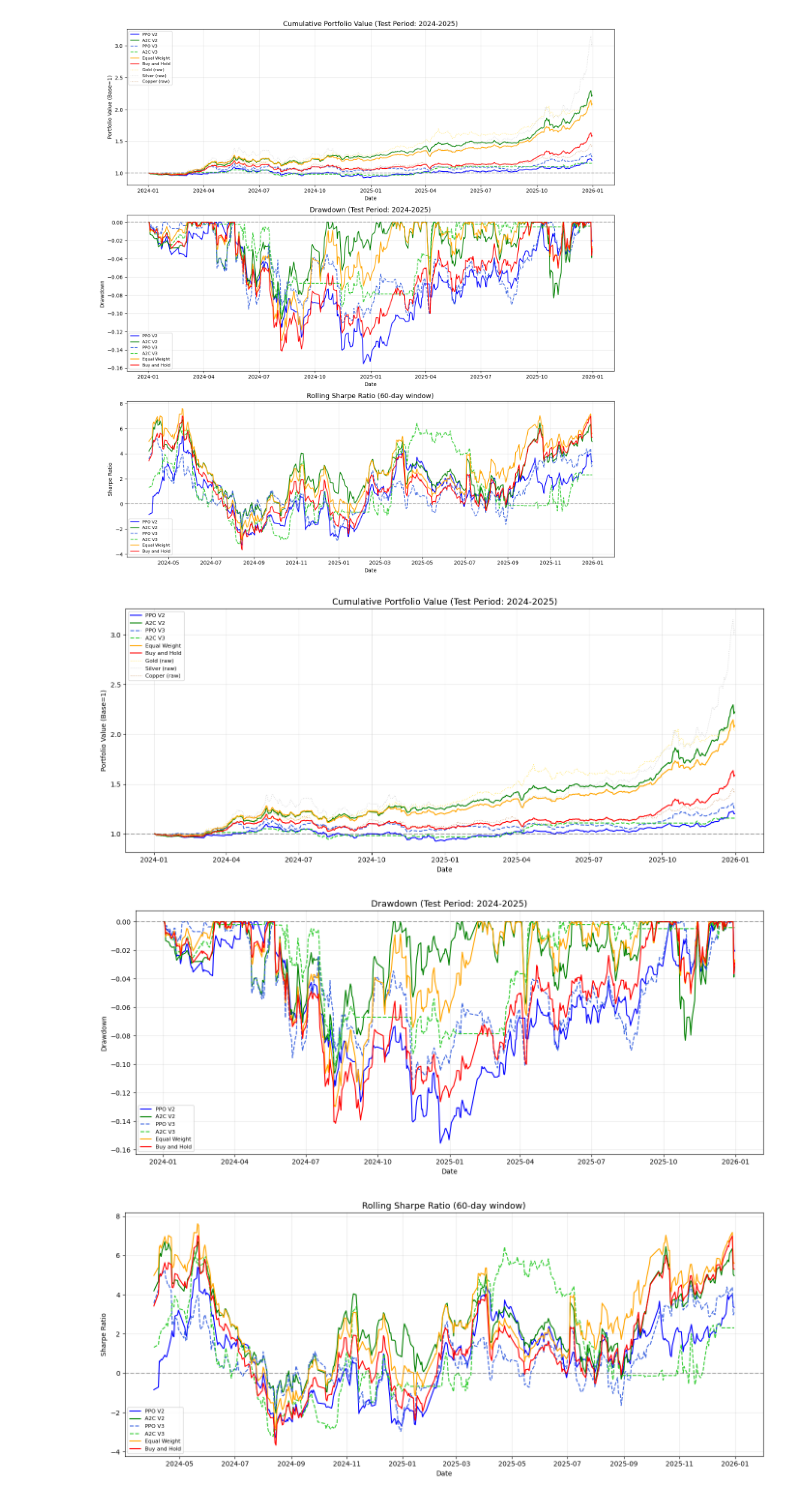
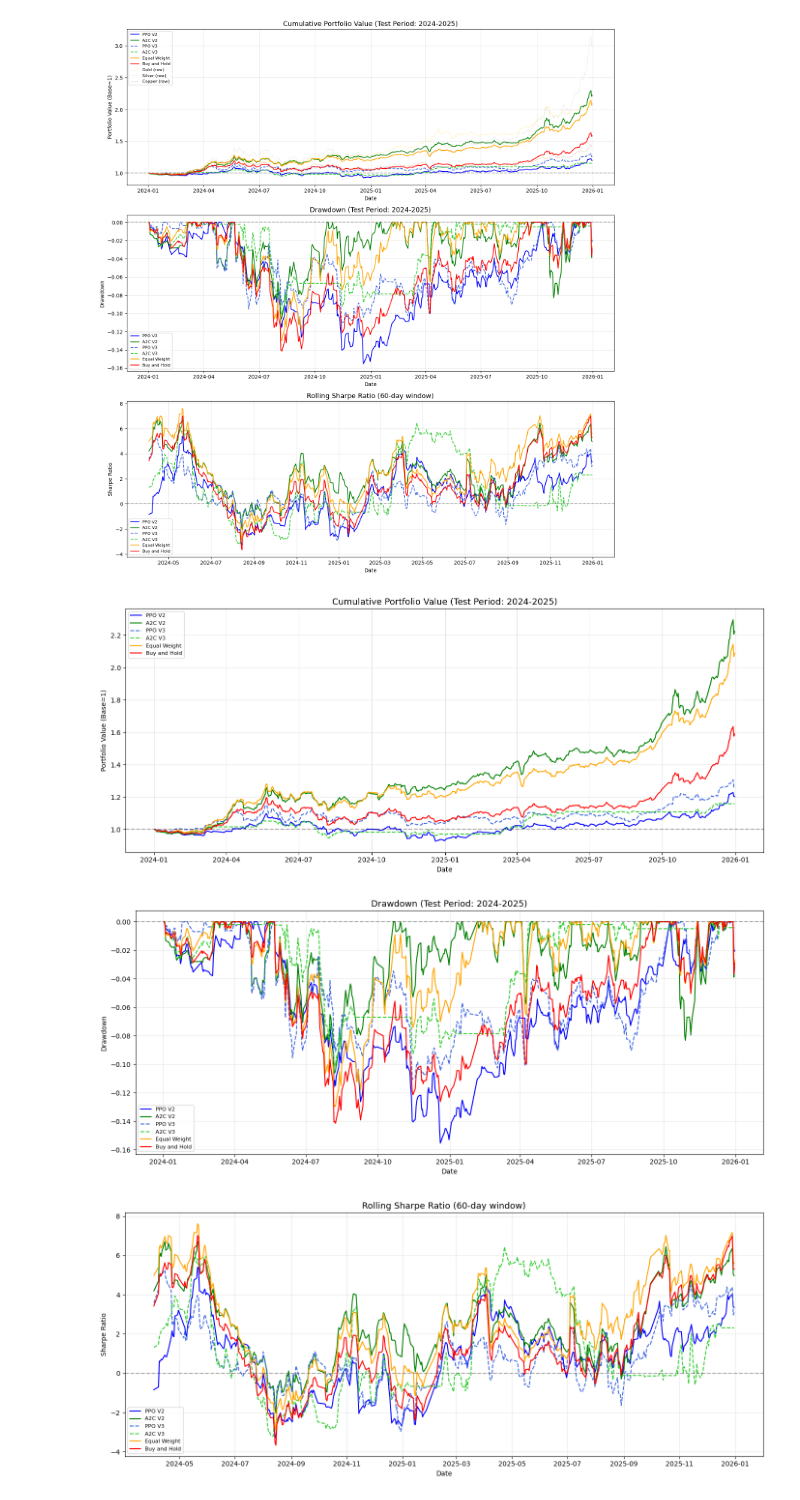
Before and after one commit to blackcatyu/DRL-for-Portfolio-Allocation, a Jupyter notebook: notebooks/results.ipynb, the cells around one changed output. Drawn from its saved outputs; the diff is of its cells as text; code cells hidden in the pictures.

Commit message:
fixed visualization

```diff
--- a/notebooks/results.ipynb
+++ b/notebooks/results.ipynb
@@ -227,12 +227,7 @@ for name, values in strategies.items():
              linestyle=linestyles[name],
              linewidth=1.5, label=name)
 
-# 原始资产
-asset_colors = {'gold': '#FFD700', 'silver': '#C0C0C0', 'copper': '#B87333'}
-for asset in ['gold', 'silver', 'copper']:
-    ax1.plot(dates, price_test_normalized[asset],
-             color=asset_colors[asset], linewidth=1,
-             linestyle=':', alpha=0.7, label=f'{asset.capitalize()} (raw)')
+# 原始资产线已删除
 
 ax1.axhline(y=1, color='black', linestyle='--', alpha=0.3)
 ax1.set_title('Cumulative Portfolio Value (Test Period: 2024-2025)', fontsize=13)
@@ -264,33 +259,33 @@ ax2.legend(loc='lower left', fontsize=8)
 ax2.grid(alpha=0.3)
 
 plt.tight_layout()
 plt.savefig('drawdown_curve.png', dpi=150, bbox_inches='tight')
 plt.show()
 
 # ========== 图3：Rolling Sharpe（60天）==========
 fig3, ax3 = plt.subplots(figsize=(14, 6))
 
 for name, values in strategies.items():
     returns = np.diff(values) / values[:-1]
     rolling_mean = pd.Series(returns).rolling(60).mean()
     rolling_std = pd.Series(returns).rolling(60).std()
     rolling_sharpe = rolling_mean / (rolling_std + 1e-8) * np.sqrt(252)
     ax3.plot(dates[1:], rolling_sharpe,
              color=colors[name],
              linestyle=linestyles[name],
              linewidth=1.5, label=name)
 
 ax3.axhline(y=0, color='black', linestyle='--', alpha=0.3)
 ax3.set_title('Rolling Sharpe Ratio (60-day window)', fontsize=13)
 ax3.set_xlabel('Date')
 ax3.set_ylabel('Sharpe Ratio')
 ax3.legend(loc='lower left', fontsize=8)
 ax3.grid(alpha=0.3)
 
 plt.tight_layout()
 plt.savefig('rolling_sharpe_ratio.png', dpi=150, bbox_inches='tight')
 plt.show()
 # %% [output]
-[figure, old version]
+[figure, new version]
 [figure]
 [figure]
```
Also changed, not shown: 2 other files.
